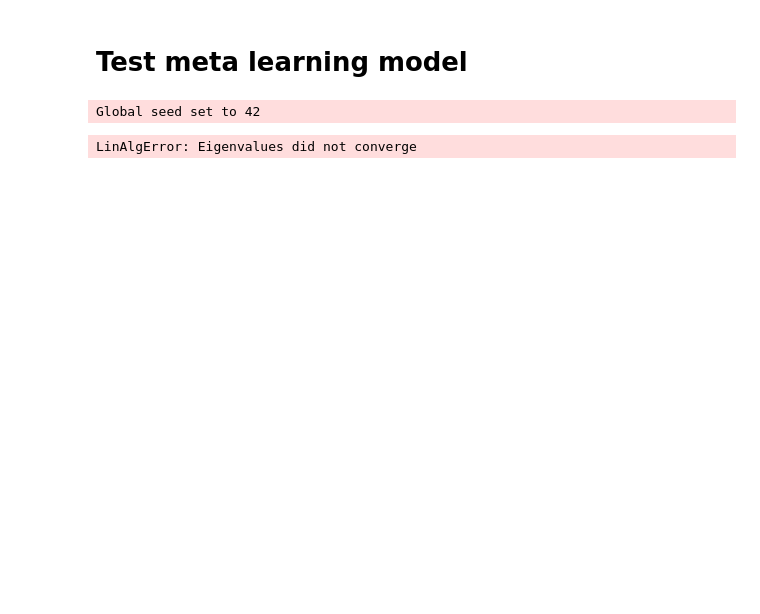
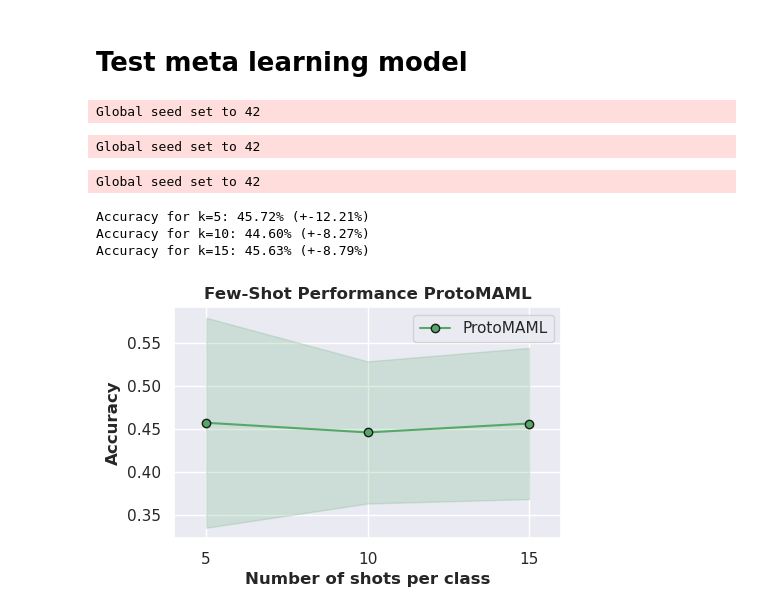
Before and after one commit to chanelfcheng/Meta-Learning-EEG-Emotion, a Jupyter notebook: seed_v.ipynb, the cells around one changed output. Cells and saved outputs as stored; diff of their text form; code cells hidden in the pictures; blank space fills up the shorter version.

Commit message:
Alter testing method to skip nan layers in model

```diff
--- a/seed_v.ipynb
+++ b/seed_v.ipynb
@@ -858,12 +861,17 @@ OUTPUT_DIM = 12
 LAYER_SIZES = [200, 50, OUTPUT_DIM]
 NUM_EMOTIONS = N_WAY
 
-protomaml_model = train_model(ProtoMAML,
-                              lr=1e-3,
-                              lr_inner=0.1,
-                              lr_output=0.1,
-                              num_inner_steps=1,
-                              model_args = (EEG_INPUT_DIM, EYE_INPUT_DIM, LAYER_SIZES,
-                                LAYER_SIZES, OUTPUT_DIM, NUM_EMOTIONS, device),
-                              train_loader=train_protomaml_loader,
-                              val_loader=val_protomaml_loader)
+model_ckpt_path = os.path.join(os.curdir, "saved_models", "seed-v", "protomaml_model.ckpt")
+
+if os.path.exists(model_ckpt_path):
+  protomaml_model = ProtoMAML.load_from_checkpoint(model_ckpt_path)
+else:
+  protomaml_model = train_model(ProtoMAML,
+                                lr=1e-3,
+                                lr_inner=0.1,
+                                lr_output=0.1,
+                                num_inner_steps=1,
+                                model_args = (EEG_INPUT_DIM, EYE_INPUT_DIM, LAYER_SIZES,
+                                  LAYER_SIZES, OUTPUT_DIM, NUM_EMOTIONS, device),
+                                train_loader=train_protomaml_loader,
+                                val_loader=val_protomaml_loader)
@@ -942,5 +883,6 @@ def test_protomaml(model, dataset, k_shot=4):
-# %%
-protomaml_model.hparams.num_inner_steps = 200
+# %%
+# Increase number of inner steps, if necessary, for further improvement in testing phase
+protomaml_model.hparams.num_inner_steps = 1
 # %%
 protomaml_result_file = os.path.join(CHECKPOINT_PATH, "protomaml_fewshot.json")
 
@@ -952,7 +894,7 @@ if os.path.isfile(protomaml_result_file):
 else:
     # Perform same experiments as for ProtoNet
     protomaml_accuracies = dict()
-    for k in [2, 4, 8, 16, 32]:
+    for k in [5, 10, 15]:
         protomaml_accuracies[k] = test_protomaml(protomaml_model, test_set, k_shot=k)
     # Export results
     with open(protomaml_result_file, 'w') as f:
@@ -962,7 +904,11 @@ for k in protomaml_accuracies:
     print(f"Accuracy for k={k}: {100.0*protomaml_accuracies[k][0]:4.2f}% (+-{100.0*protomaml_accuracies[k][1]:4.2f}%)")
 # %% [output]
 Global seed set to 42
-LinAlgError: Eigenvalues did not converge
+Global seed set to 42
+Global seed set to 42
+Accuracy for k=5: 45.72% (+-12.21%)
+Accuracy for k=10: 44.60% (+-8.27%)
+Accuracy for k=15: 45.63% (+-8.79%)
 # %%
 def plot_few_shot(acc_dict, name, color=None, ax=None):
     sns.set()
@@ -984,6 +930,8 @@ def plot_few_shot(acc_dict, name, color=None, ax=None):
     ax.legend()
     return ax
 # %%
-plot_few_shot(protomaml_accuracies, name="ProtoMAML", color="C2", ax=ax)
+plot_few_shot(protomaml_accuracies, name="ProtoMAML", color="C2", ax=None)
 plt.show()
 plt.close()
+# %% [output]
+[figure, added]
```
Also changed, not shown: parts of 18 cells of this notebook, 1 other file.
